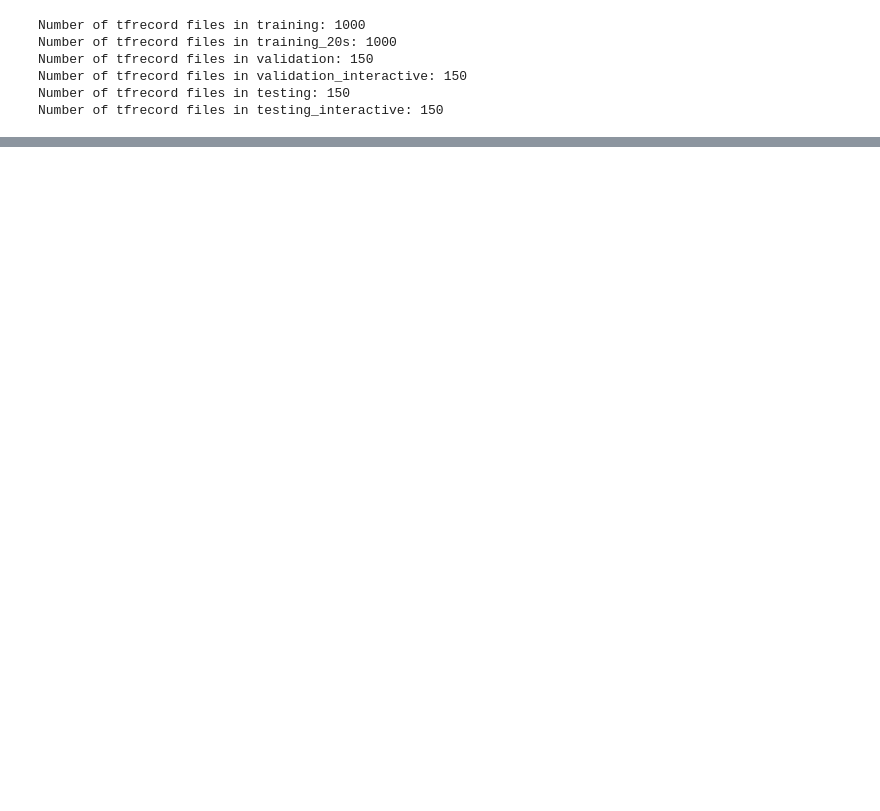
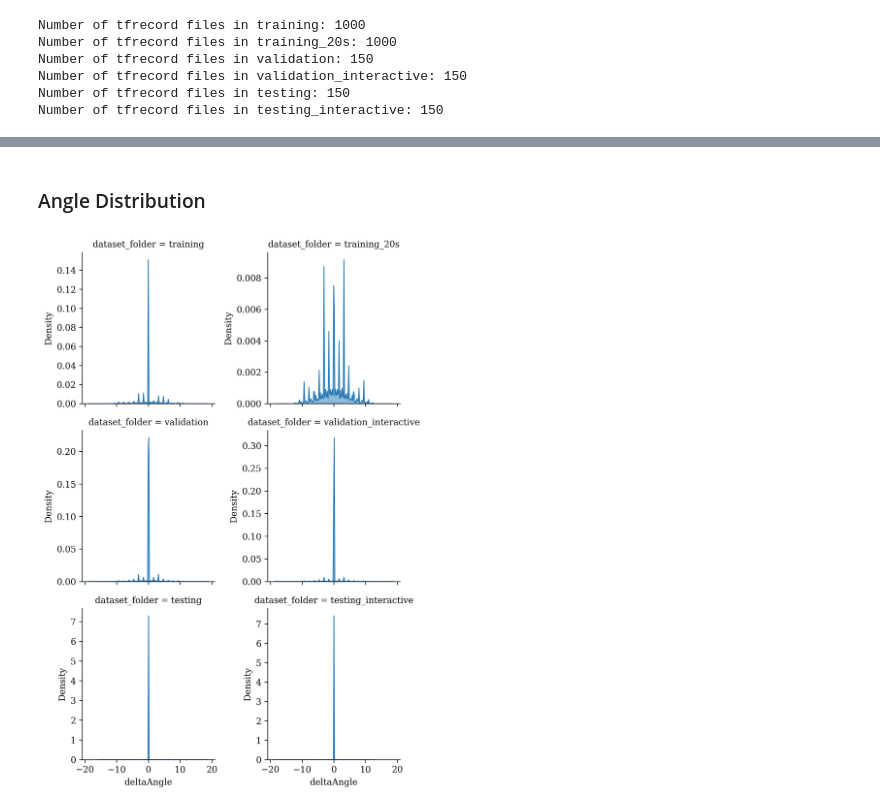
Before and after one commit to SCP-CN-001/trajectory_dataset_support, a Jupyter notebook: trajectory_data_analysis/waymo-motion.ipynb, the cells around one changed output, grey strips where cells are left out. Drawn from its saved outputs; the diff is of its cells as text; code cells hidden in the pictures; blank space fills up the shorter version.

```diff
--- a/trajectory_data_analysis/waymo-motion.ipynb
+++ b/trajectory_data_analysis/waymo-motion.ipynb
@@ -68,0 +90,6 @@ plt.show()
+# %% [markdown]
+### Angle Distribution
+# %%
+waymo_motion.plot_delta_angle_distribution(folders, tfrecord_file_path_lists, proportion=0.03)
+# %% [output]
+[figure, added]
```
Also changed, not shown: parts of 12 cells of this notebook, 2 other files.
